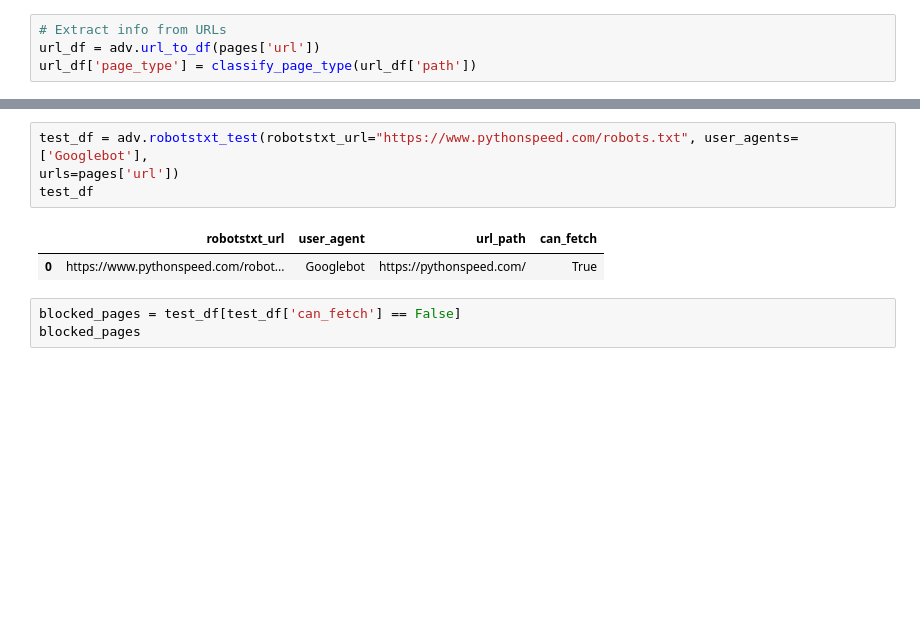
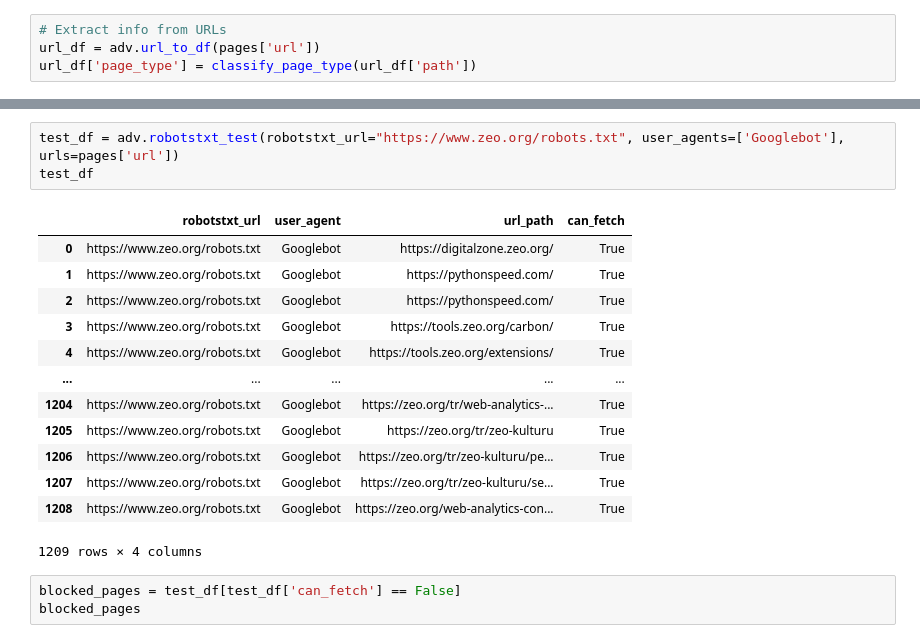
Before and after one commit to neeschal00/django-advertools, a Jupyter notebook: siteAudit.ipynb, the cells around one changed output, grey strips where cells are left out. Cells and saved outputs as stored; diff of their text form; blank space fills up the shorter version.

```diff
--- a/siteAudit.ipynb
+++ b/siteAudit.ipynb
@@ -89,10 +90,21 @@ robots_df
 # %%
-test_df = adv.robotstxt_test(robotstxt_url="https://www.pythonspeed.com/robots.txt", user_agents=['Googlebot'],
+test_df = adv.robotstxt_test(robotstxt_url="https://www.zeo.org/robots.txt", user_agents=['Googlebot'],
 urls=pages['url'])
 test_df
 # %% [output]
 |  | robotstxt_url | user_agent | url_path | can_fetch |
-| 0 | https://www.pythonspeed.com/robot... | Googlebot | https://pythonspeed.com/ | True |
+| 0 | https://www.zeo.org/robots.txt | Googlebot | https://digitalzone.zeo.org/ | True |
+| 1 | https://www.zeo.org/robots.txt | Googlebot | https://pythonspeed.com/ | True |
+| 2 | https://www.zeo.org/robots.txt | Googlebot | https://pythonspeed.com/ | True |
+| 3 | https://www.zeo.org/robots.txt | Googlebot | https://tools.zeo.org/carbon/ | True |
+| 4 | https://www.zeo.org/robots.txt | Googlebot | https://tools.zeo.org/extensions/ | True |
+| ... | ... | ... | ... | ... |
+| 1204 | https://www.zeo.org/robots.txt | Googlebot | https://zeo.org/tr/web-analytics-... | True |
+| 1205 | https://www.zeo.org/robots.txt | Googlebot | https://zeo.org/tr/zeo-kulturu | True |
+| 1206 | https://www.zeo.org/robots.txt | Googlebot | https://zeo.org/tr/zeo-kulturu/pe... | True |
+| 1207 | https://www.zeo.org/robots.txt | Googlebot | https://zeo.org/tr/zeo-kulturu/se... | True |
+| 1208 | https://www.zeo.org/robots.txt | Googlebot | https://zeo.org/web-analytics-con... | True |
+1209 rows × 4 columns
 # %%
 blocked_pages = test_df[test_df['can_fetch'] == False]
 blocked_pages
```
Also changed, not shown: parts of 17 cells of this notebook, 4 other files.
